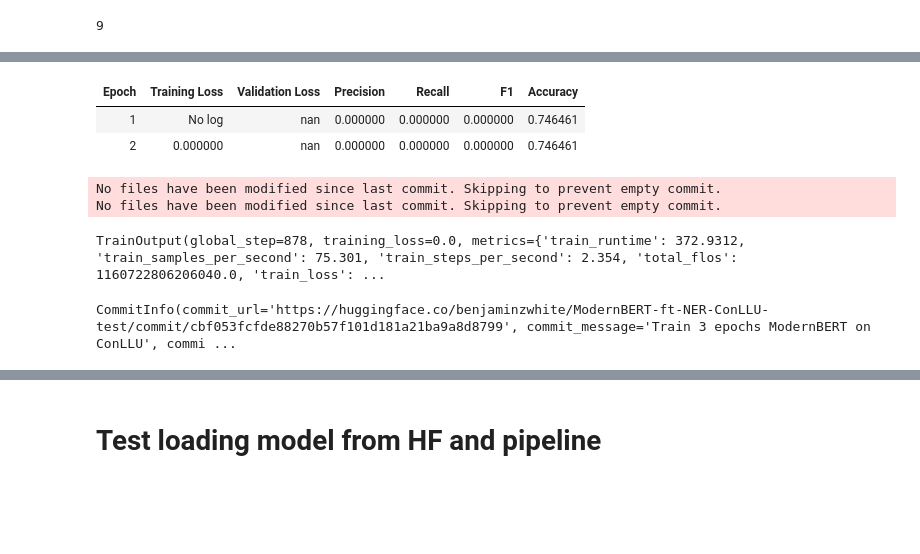
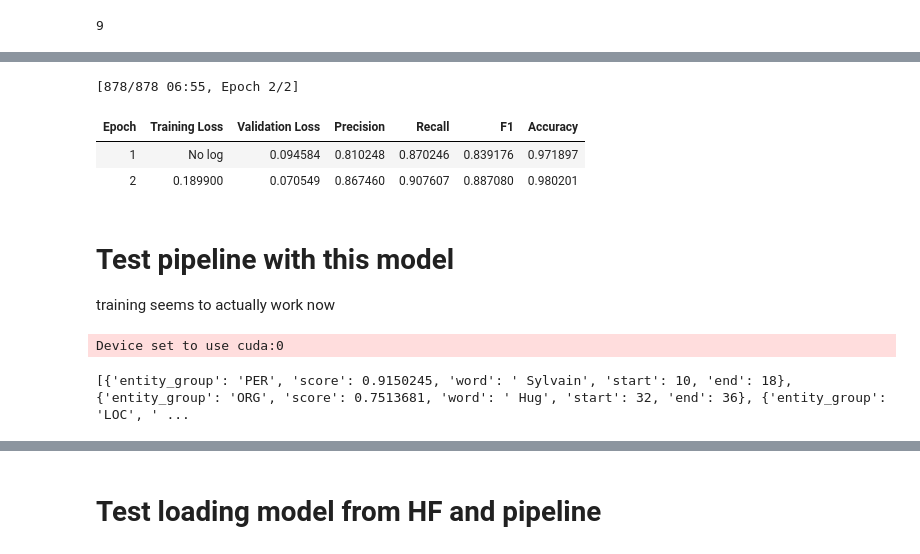
Before and after one commit to benjaminzwhite/kaggle-notebooks, a Jupyter notebook: test-modern-bert.ipynb, the cells around one changed output, grey strips where cells are left out. Cells and saved outputs as stored; diff of their text form; code cells hidden in the pictures; blank space fills up the shorter version.

Commit message:
Kaggle Notebook | early-test-finetune-modernbert-ner-conllu | Version 3

```diff
--- a/test-modern-bert.ipynb
+++ b/test-modern-bert.ipynb
@@ -156,0 +125,16 @@ Predicted token:  Paris
+# %%
+# import flash_attn_2_cuda as flash_attn_cud
+from transformers import AutoTokenizer, AutoModel
+
+# Model name
+model_name = "answerdotai/ModernBERT-base"
+
+# Load tokenizer and model
+tokenizer = AutoTokenizer.from_pretrained(model_name)
+model = AutoModel.from_pretrained(model_name, attn_implementation="sdpa").to('cuda') # <- or "eager"
+print(model.config._attn_implementation)
+
+# Test the model
+text = "The capital of France is [MASK]."
+inputs = tokenizer(text, return_tensors="pt").to("cuda")
+outputs = model(**inputs)
@@ -336,7 +338,8 @@ model = AutoModelForTokenClassification.from_pretrained(
     model_id,
     id2label=id2label,
     label2id=label2id,
-)
+    attn_implementation="sdpa" # ------------ added May 2025
+).to('cuda')
 # %% [output]
 Some weights of ModernBertForTokenClassification were not initialized from the model checkpoint at answerdotai/ModernBERT-base and are newly initialized: ['classifier.bias', 'classifier.weight']
 You should probably TRAIN this model on a down-stream task to be able to use it for predictions and inference.
@@ -363,6 +364,6 @@ training_args = TrainingArguments(
     eval_strategy="epoch",
     save_strategy="epoch",
     load_best_model_at_end=True,
-    push_to_hub=True,
+    push_to_hub=False, # toggle to true later when it works
     report_to="none",
 )
@@ -379,5 +382,7 @@ trainer = Trainer(
     compute_metrics=compute_metrics,
 )
 
+start_time = time()
 training_metrics = trainer.train()
+end_time = time()
 # %% [output]
@@ -385,13 +390,26 @@ training_metrics = trainer.train()
+[878/878 06:55, Epoch 2/2]
 | Epoch | Training Loss | Validation Loss | Precision | Recall | F1 | Accuracy |
-| 1 | No log | nan | 0.000000 | 0.000000 | 0.000000 | 0.746461 |
-| 2 | 0.000000 | nan | 0.000000 | 0.000000 | 0.000000 | 0.746461 |
+| 1 | No log | 0.094584 | 0.810248 | 0.870246 | 0.839176 | 0.971897 |
+| 2 | 0.189900 | 0.070549 | 0.867460 | 0.907607 | 0.887080 | 0.980201 |
-No files have been modified since last commit. Skipping to prevent empty commit.
-No files have been modified since last commit. Skipping to prevent empty commit.
 # %%
 training_metrics
-# %% [output]
-TrainOutput(global_step=878, training_loss=0.0, metrics={'train_runtime': 372.9312, 'train_samples_per_second': 75.301, 'train_steps_per_second': 2.354, 'total_flos': 1160722806206040.0, 'train_loss': ...
 # %%
 trainer.push_to_hub(commit_message="Train 3 epochs ModernBERT on ConLLU")
-# %% [output]
-CommitInfo(commit_url='https://huggingface.co/benjaminzwhite/ModernBERT-ft-NER-ConLLU-test/commit/cbf053fcfde88270b57f101d181a21ba9a8d8799', commit_message='Train 3 epochs ModernBERT on ConLLU', commi ...
+# %% [markdown]
+# Test pipeline with this model
+
+training seems to actually work now
+# %%
+from transformers import pipeline
+
+token_classifier = pipeline(
+    "token-classification", model=trainer.model, aggregation_strategy="simple", tokenizer=tokenizer
+)
+# %% [output]
+Device set to use cuda:0
+# %%
+res = token_classifier("My name is Sylvain and I work at Hugging Face in Brooklyn.")
+
+print(res)
+# %% [output]
+[{'entity_group': 'PER', 'score': 0.9150245, 'word': ' Sylvain', 'start': 10, 'end': 18}, {'entity_group': 'ORG', 'score': 0.7513681, 'word': ' Hug', 'start': 32, 'end': 36}, {'entity_group': 'LOC', ' ...
```
Also changed, not shown: parts of 38 cells of this notebook.
